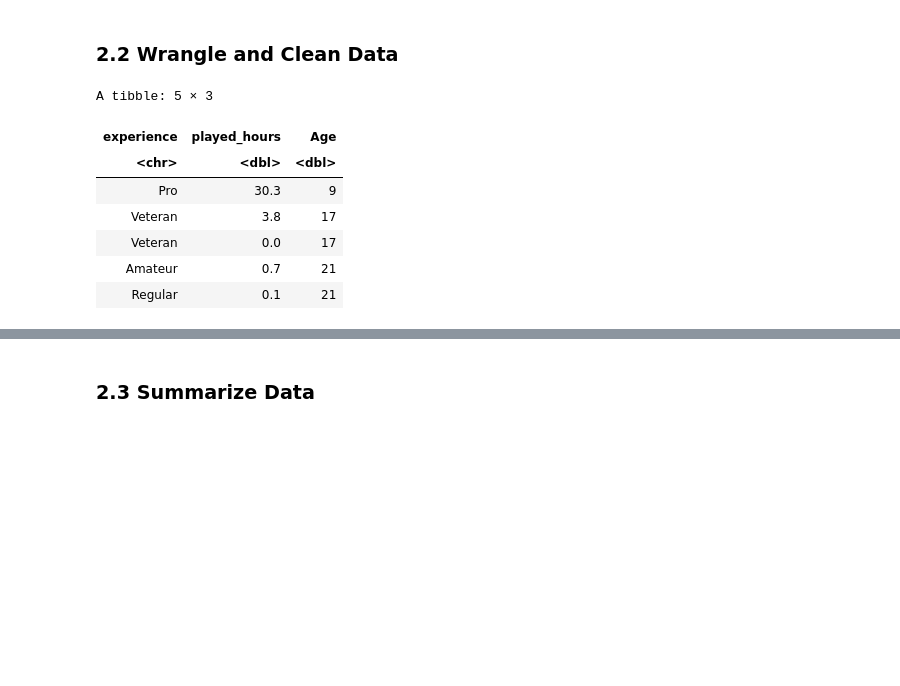
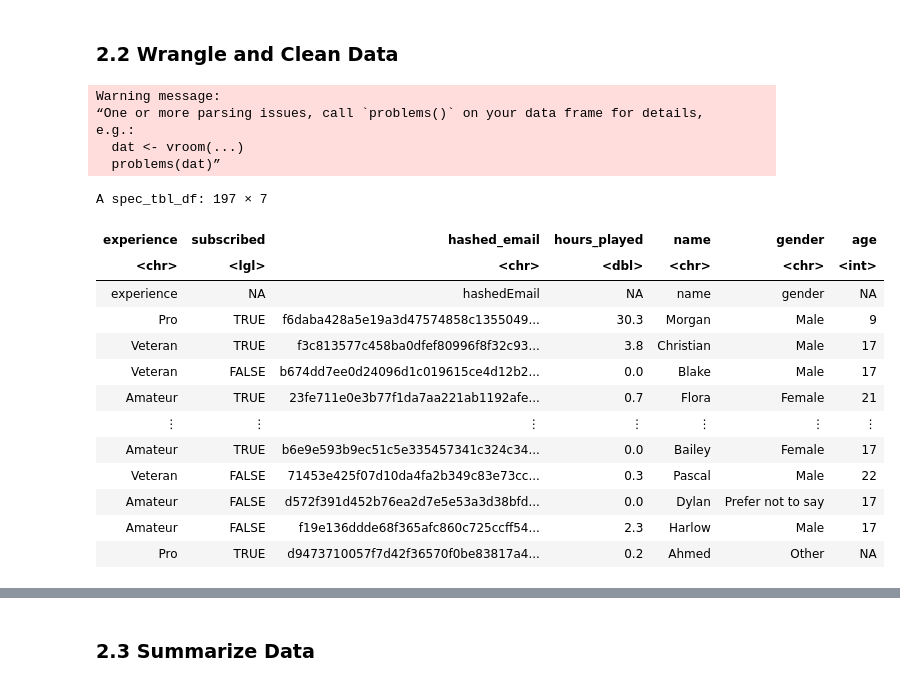
Before and after one commit to azoli113/DSCI100-Project-Group-006-36, a Jupyter notebook: Final Project.ipynb, the cells around one changed output, grey strips where cells are left out. Saved outputs shown, nothing was run; the diff lists cells and outputs as text; code cells hidden in the pictures; blank space fills up the shorter version.

```diff
--- a/Final Project.ipynb
+++ b/Final Project.ipynb
@@ -73,14 +73,27 @@ A tibble: 5 × 7
 # %% [markdown]
 ### 2.2 Wrangle and Clean Data
 # %%
-players <- players_data |> select(-hashedEmail, -subscribe, -name, -gender)
-head(players, 5)
+clean_players_data <- read_csv("https://raw.githubusercontent.com/Jamesnam1/toy_ds_project/refs/heads/main/players.csv",
+    col_names = c("experience", "subscribed", "hashed_email", "hours_played", "name", "gender", "age"),
+                col_types = list("c", "l", "c", "d", "c", "c", "i"))
+clean_players_data
 # %% [output]
-A tibble: 5 × 3
+Warning message:
+“One or more parsing issues, call `problems()` on your data frame for details,
+e.g.:
+  dat <- vroom(...)
+  problems(dat)”
+A spec_tbl_df: 197 × 7
-| experience | played_hours | Age |
-| <chr> | <dbl> | <dbl> |
-| Pro | 30.3 | 9 |
-| Veteran | 3.8 | 17 |
-| Veteran | 0.0 | 17 |
-| Amateur | 0.7 | 21 |
-| Regular | 0.1 | 21 |
+| experience | subscribed | hashed_email | hours_played | name | gender | age |
+| <chr> | <lgl> | <chr> | <dbl> | <chr> | <chr> | <int> |
+| experience | NA | hashedEmail | NA | name | gender | NA |
+| Pro | TRUE | f6daba428a5e19a3d47574858c1355049... | 30.3 | Morgan | Male | 9 |
+| Veteran | TRUE | f3c813577c458ba0dfef80996f8f32c93... | 3.8 | Christian | Male | 17 |
+| Veteran | FALSE | b674dd7ee0d24096d1c019615ce4d12b2... | 0.0 | Blake | Male | 17 |
+| Amateur | TRUE | 23fe711e0e3b77f1da7aa221ab1192afe... | 0.7 | Flora | Female | 21 |
+| ⋮ | ⋮ | ⋮ | ⋮ | ⋮ | ⋮ | ⋮ |
+| Amateur | TRUE | b6e9e593b9ec51c5e335457341c324c34... | 0.0 | Bailey | Female | 17 |
+| Veteran | FALSE | 71453e425f07d10da4fa2b349c83e73cc... | 0.3 | Pascal | Male | 22 |
+| Amateur | FALSE | d572f391d452b76ea2d7e5e53a3d38bfd... | 0.0 | Dylan | Prefer not to say | 17 |
+| Amateur | FALSE | f19e136ddde68f365afc860c725ccff54... | 2.3 | Harlow | Male | 17 |
+| Pro | TRUE | d9473710057f7d42f36570f0be83817a4... | 0.2 | Ahmed | Other | NA |
```
Also changed, not shown: parts of 7 cells of this notebook.
